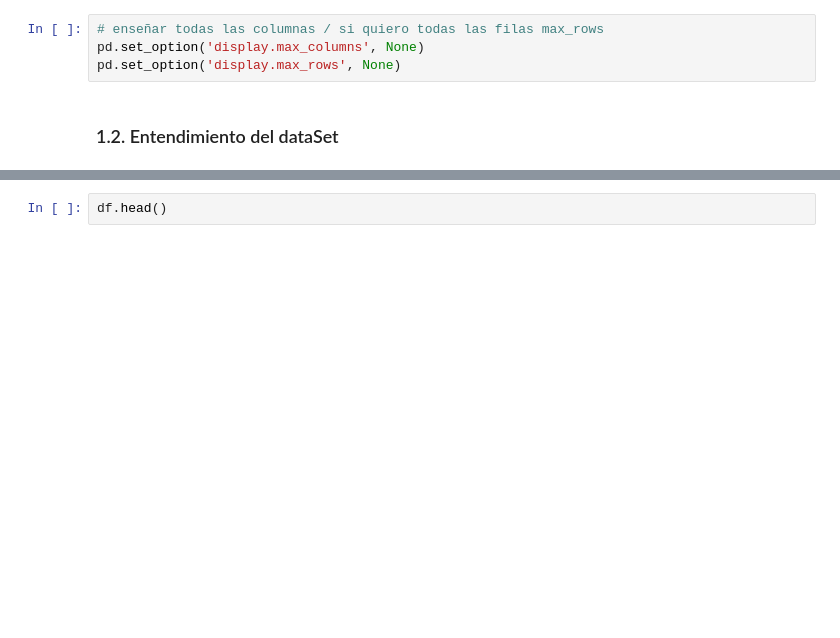
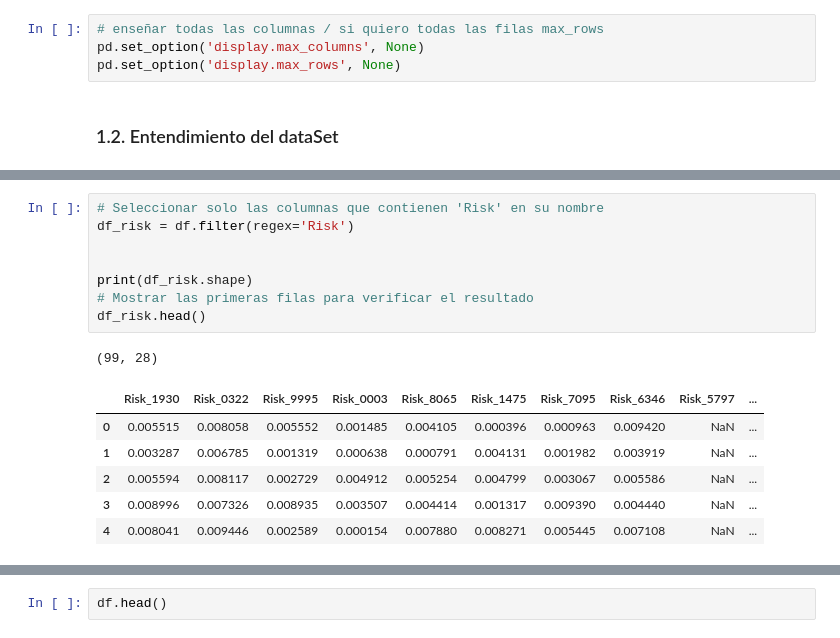
Before and after one commit to AndreesBenitoo/Practica_AA_Andres_Pedro, a Jupyter notebook: AA Practica 1 - Preprocesado.ipynb, the cells around one changed output, grey strips where cells are left out. Drawn from its saved outputs; the diff is of its cells as text; blank space fills up the shorter version.

```diff
--- a/AA Practica 1 - Preprocesado.ipynb
+++ b/AA Practica 1 - Preprocesado.ipynb
@@ -19,0 +103,16 @@ pd.set_option('display.max_rows', None)
+# %%
+# Seleccionar solo las columnas que contienen 'Risk' en su nombre
+df_risk = df.filter(regex='Risk')
+
+
+print(df_risk.shape)
+# Mostrar las primeras filas para verificar el resultado
+df_risk.head()
+# %% [output]
+(99, 28)
+|  | Risk_1930 | Risk_0322 | Risk_9995 | Risk_0003 | Risk_8065 | Risk_1475 | Risk_7095 | Risk_6346 | Risk_5797 | ... |
+| 0 | 0.005515 | 0.008058 | 0.005552 | 0.001485 | 0.004105 | 0.000396 | 0.000963 | 0.009420 | NaN | ... |
+| 1 | 0.003287 | 0.006785 | 0.001319 | 0.000638 | 0.000791 | 0.004131 | 0.001982 | 0.003919 | NaN | ... |
+| 2 | 0.005594 | 0.008117 | 0.002729 | 0.004912 | 0.005254 | 0.004799 | 0.003067 | 0.005586 | NaN | ... |
+| 3 | 0.008996 | 0.007326 | 0.008935 | 0.003507 | 0.004414 | 0.001317 | 0.009390 | 0.004440 | NaN | ... |
+| 4 | 0.008041 | 0.009446 | 0.002589 | 0.000154 | 0.007880 | 0.008271 | 0.005445 | 0.007108 | NaN | ... |
```
Also changed, not shown: parts of 29 cells of this notebook.
